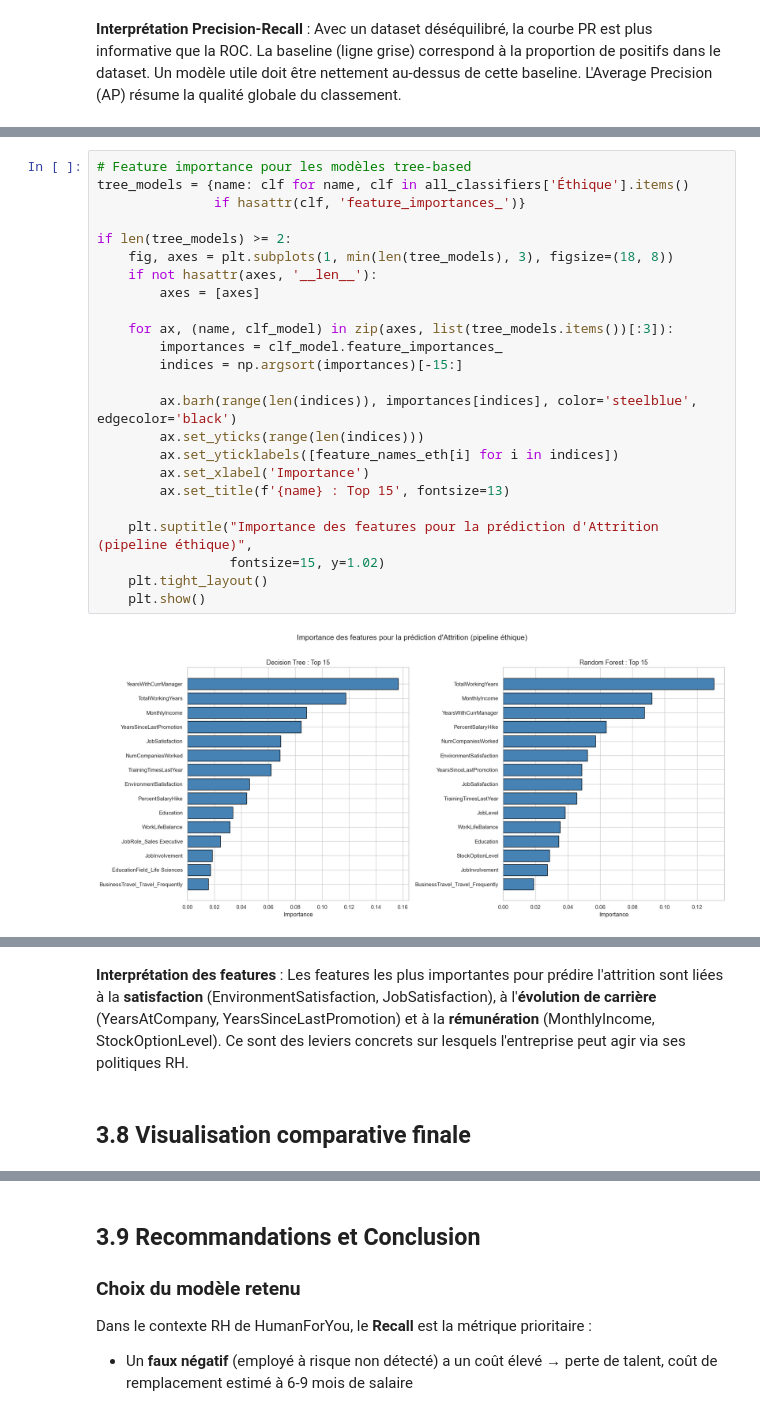
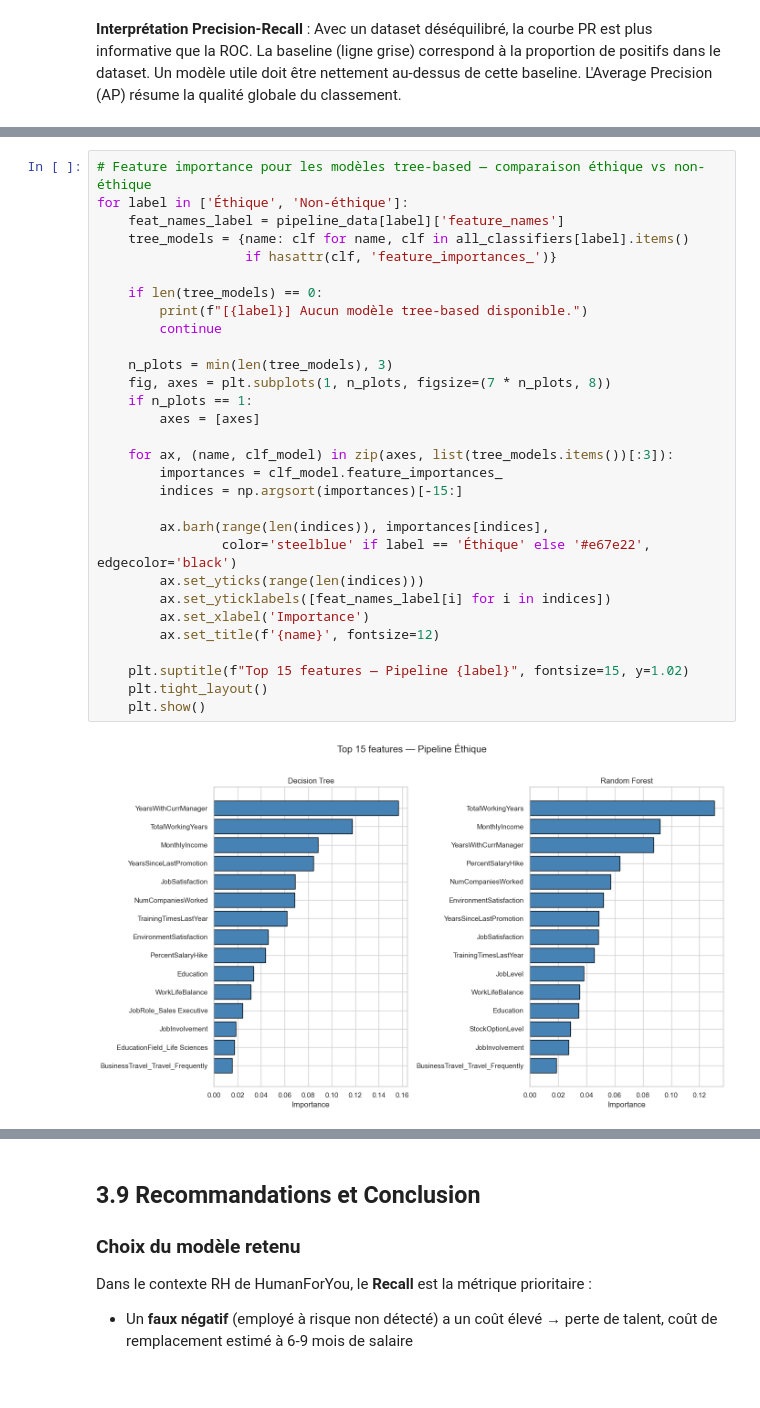
Before and after one commit to Akkuro/Ethical-turnover-analysis, a Jupyter notebook: src/main.ipynb, the cells around one changed output, grey strips where cells are left out. Drawn from its saved outputs; the diff is of its cells as text; blank space fills up the shorter version.

```diff
--- a/src/main.ipynb
+++ b/src/main.ipynb
@@ -1550,26 +1488,32 @@ plt.show()
 # %%
-# Feature importance pour les modèles tree-based
-tree_models = {name: clf for name, clf in all_classifiers['Éthique'].items()
-               if hasattr(clf, 'feature_importances_')}
+# Feature importance pour les modèles tree-based — comparaison éthique vs non-éthique
+for label in ['Éthique', 'Non-éthique']:
+    feat_names_label = pipeline_data[label]['feature_names']
+    tree_models = {name: clf for name, clf in all_classifiers[label].items()
+                   if hasattr(clf, 'feature_importances_')}
 
-if len(tree_models) >= 2:
-    fig, axes = plt.subplots(1, min(len(tree_models), 3), figsize=(18, 8))
-    if not hasattr(axes, '__len__'):
+    if len(tree_models) == 0:
+        print(f"[{label}] Aucun modèle tree-based disponible.")
+        continue
+
+    n_plots = min(len(tree_models), 3)
+    fig, axes = plt.subplots(1, n_plots, figsize=(7 * n_plots, 8))
+    if n_plots == 1:
         axes = [axes]
 
     for ax, (name, clf_model) in zip(axes, list(tree_models.items())[:3]):
         importances = clf_model.feature_importances_
         indices = np.argsort(importances)[-15:]
 
-        ax.barh(range(len(indices)), importances[indices], color='steelblue', edgecolor='black')
+        ax.barh(range(len(indices)), importances[indices],
+                color='steelblue' if label == 'Éthique' else '#e67e22', edgecolor='black')
         ax.set_yticks(range(len(indices)))
-        ax.set_yticklabels([feature_names_eth[i] for i in indices])
+        ax.set_yticklabels([feat_names_label[i] for i in indices])
         ax.set_xlabel('Importance')
-        ax.set_title(f'{name} : Top 15', fontsize=13)
+        ax.set_title(f'{name}', fontsize=12)
 
-    plt.suptitle("Importance des features pour la prédiction d'Attrition (pipeline éthique)",
-                 fontsize=15, y=1.02)
+    plt.suptitle(f"Top 15 features — Pipeline {label}", fontsize=15, y=1.02)
     plt.tight_layout()
     plt.show()
 # %% [output]
-[figure, old version]
+[figure, new version]
@@ -1576,4 +1520,0 @@ if len(tree_models) >= 2:
-# %% [markdown]
-**Interprétation des features** : Les features les plus importantes pour prédire l'attrition sont liées à la **satisfaction** (EnvironmentSatisfaction, JobSatisfaction), à l'**évolution de carrière** (YearsAtCompany, YearsSinceLastPromotion) et à la **rémunération** (MonthlyIncome, StockOptionLevel). Ce sont des leviers concrets sur lesquels l'entreprise peut agir via ses politiques RH.
-# %% [markdown]
-## 3.8 Visualisation comparative finale
```
Also changed, not shown: parts of 20 cells of this notebook.
